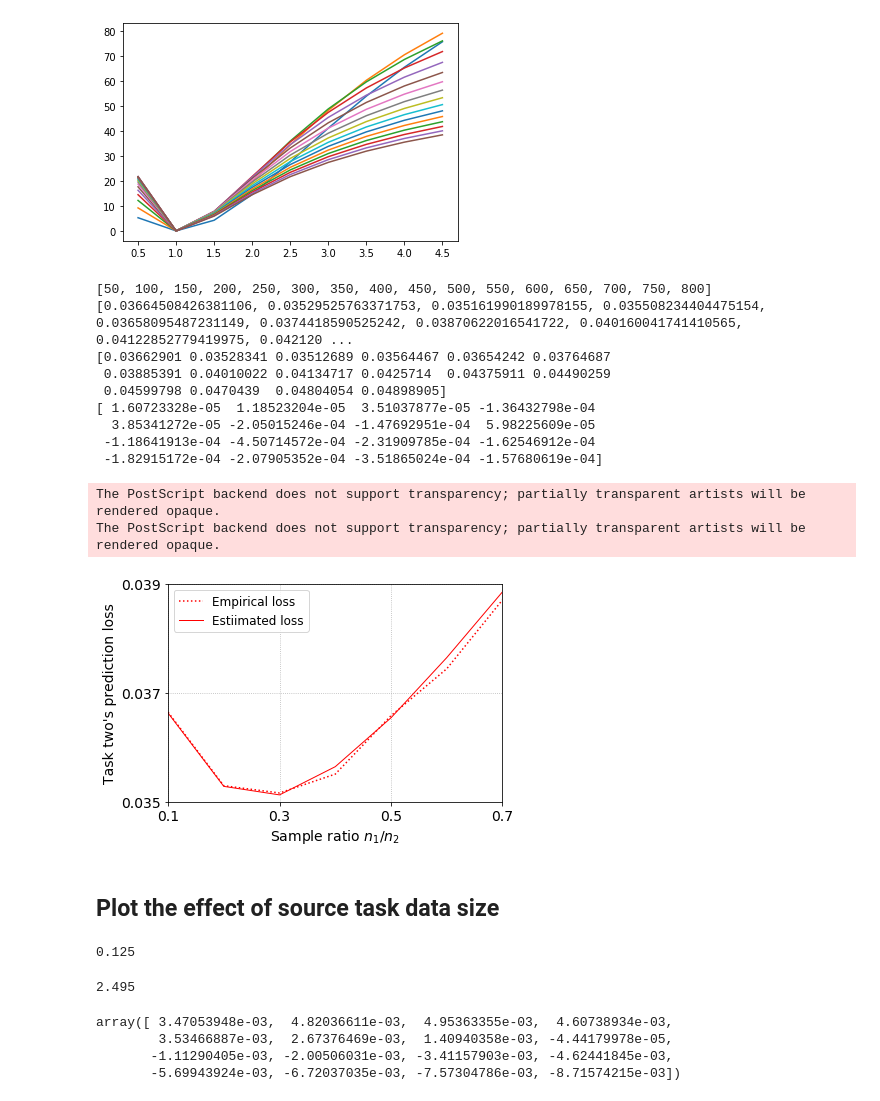
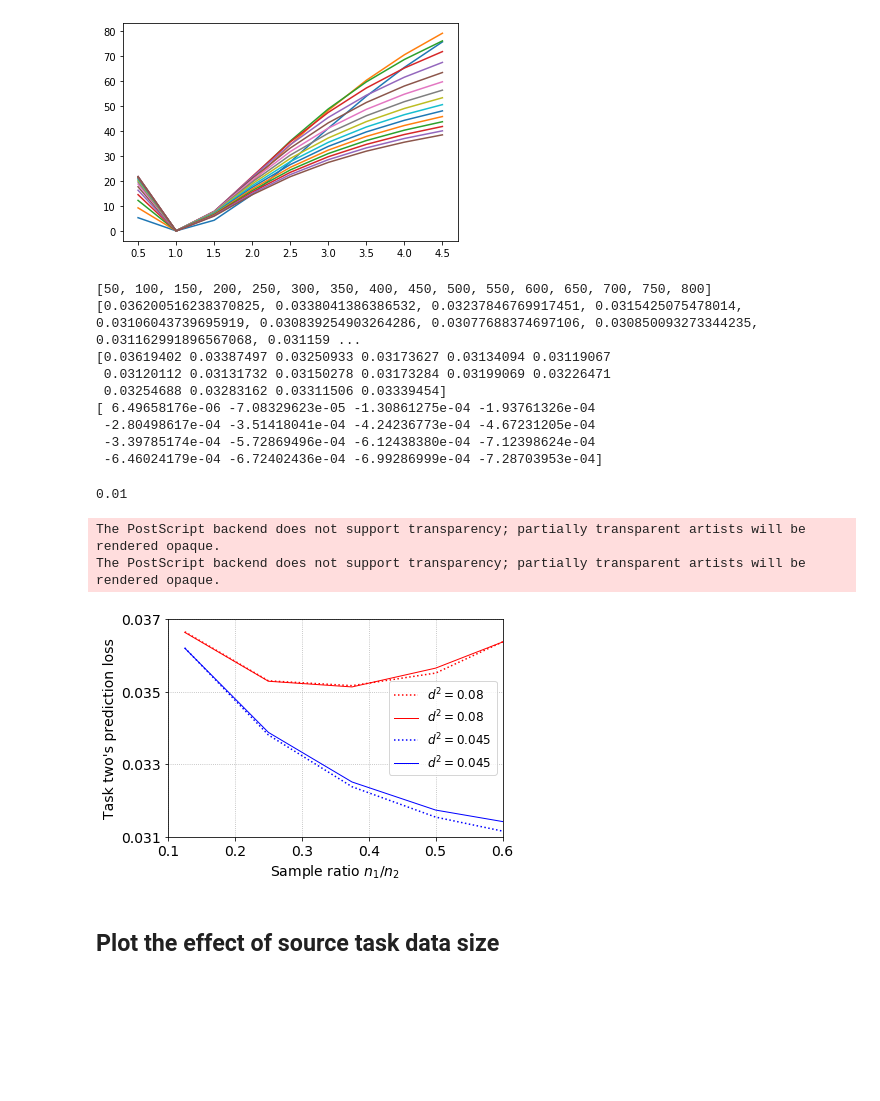
Before and after one commit to VirtuosoResearch/Transfer_learning_random_matrix_simulations, a Jupyter notebook: notebooks/fig_1b.ipynb, the cells around one changed output. Saved outputs shown, nothing was run; the diff lists cells and outputs as text; code cells hidden in the pictures; blank space fills up the shorter version.

```diff
--- a/notebooks/fig_1b.ipynb
+++ b/notebooks/fig_1b.ipynb
@@ -143,7 +143,7 @@ def test_errors_and_transfer(c1, d):
 # %% [markdown]
 ## Plot the effect of task distance
 # %%
-d = 0.02
+d = 0.015
 c1_list = [50 * i for i in range(1, 17)]
 te_mtl_list = []
 
@@ -192,14 +192,21 @@ print(np.array(estimate_list))
 print(np.array(te_mtl_list) - np.array(estimate_list))
 # %% [output]
 [50, 100, 150, 200, 250, 300, 350, 400, 450, 500, 550, 600, 650, 700, 750, 800]
-[0.03664508426381106, 0.03529525763371753, 0.035161990189978155, 0.035508234404475154, 0.03658095487231149, 0.0374418590525242, 0.03870622016541722, 0.040160041741410565, 0.04122852779419975, 0.042120 ...
-[0.03662901 0.03528341 0.03512689 0.03564467 0.03654242 0.03764687
- 0.03885391 0.04010022 0.04134717 0.0425714  0.04375911 0.04490259
- 0.04599798 0.0470439  0.04804054 0.04898905]
-[ 1.60723328e-05  1.18523204e-05  3.51037877e-05 -1.36432798e-04
-  3.85341272e-05 -2.05015246e-04 -1.47692951e-04  5.98225609e-05
- -1.18641913e-04 -4.50714572e-04 -2.31909785e-04 -1.62546912e-04
- -1.82915172e-04 -2.07905352e-04 -3.51865024e-04 -1.57680619e-04]
+[0.036200516238370825, 0.0338041386386532, 0.03237846769917451, 0.0315425075478014, 0.03106043739695919, 0.030839254903264286, 0.03077688374697106, 0.030850093273344235, 0.031162991896567068, 0.031159 ...
+[0.03619402 0.03387497 0.03250933 0.03173627 0.03134094 0.03119067
+ 0.03120112 0.03131732 0.03150278 0.03173284 0.03199069 0.03226471
+ 0.03254688 0.03283162 0.03311506 0.03339454]
+[ 6.49658176e-06 -7.08329623e-05 -1.30861275e-04 -1.93761326e-04
+ -2.80498617e-04 -3.51418041e-04 -4.24236773e-04 -4.67231205e-04
+ -3.39785174e-04 -5.72869496e-04 -6.12438380e-04 -7.12398624e-04
+ -6.46024179e-04 -6.72402436e-04 -6.99286999e-04 -7.28703953e-04]
+# %%
+#c2 = 400
+#print(p, d, sigma, c1_list, c2)
+#print(te_mtl_list_002)
+d
+# %% [output]
+0.01
 # %%
 te_beta_t = te_target(X1, X2, beta_s, beta_t, 0)
 
@@ -209,62 +216,45 @@ cut = 4
 
 x_thy = np.array(provable_neg[0]) / c2
 y_thy = 100*(te_beta_t-np.array(provable_neg[1]) )
 x_thy = x_thy[: len(x_thy) - cut]
 y_thy = y_thy[: len(y_thy) - cut]
 x_emp = np.array(c1_list) / c2
 y_emp = 100*(te_beta_t-np.array(te_mtl_list) )
 x_emp = x_emp[: len(x_emp) - cut]
 y_emp = y_emp[: len(y_emp) - cut]
 
+plt.plot(np.array(c1_list) / c2, te_mtl_list_002, ls = ':', c='r', label='$d^2 = 0.08$')
+plt.plot(np.array(c1_list) / c2, estimate_list_002, c='r', lw=1, label='$d^2 = 0.08$')
 
-plt.plot(np.array(c1_list) / c2, te_mtl_list, ls = ':', c='r', label='Empirical loss')
-plt.plot(np.array(c1_list) / c2, estimate_list, c='r', lw=1, label='Estiimated loss')
+
+plt.plot(np.array(c1_list) / c2, te_mtl_list, ls = ':', c='b', label='$d^2 = 0.045$')
+plt.plot(np.array(c1_list) / c2, estimate_list, c='b', lw=1, label='$d^2 = 0.045$')
+
 
 
 #plt.scatter(np.array(provable_pos[0]) / c2, 1.5* 100*(te_beta_t-np.array(provable_pos[1]) ), marker='+', s=300, lw=4, c='r', label='Predicted positive')
 #plt.scatter(x_thy, 1.5 * y_thy, marker='_', s=300, lw=4, c='orange', label='Predicted negative')
 #plt.scatter(np.array(unknown[0]) / c2, 1.5 * 100*(te_beta_t-np.array(unknown[1]) ), marker='o', s=20, lw=4, c='y')
 #plt.plot(x_emp, 1.5 * y_emp, c='k', lw=3, ls=':', label='Empirical curve')
 
 #plt.plot(np.arange(0,900,50), [te_beta_t] * 18, lw=3, c='k', ls='dotted', label='Single-task learning')
 
 plt.xlabel(r'Sample ratio $n_1 / n_2$', fontsize=14)
 plt.ylabel('Task two\'s prediction loss', fontsize=14)
 
-plt.xticks(np.arange(0.1, 0.9, 0.2), fontsize=14)
-plt.yticks(np.arange(0.035, 0.041, 0.002), fontsize=14)
-plt.xlim([0.1, 0.7])
-plt.ylim([0.035, 0.039])
+plt.xticks(np.arange(0.1, 0.7, 0.1), fontsize=14)
+plt.yticks(np.arange(0.031, 0.039, 0.002), fontsize=14)
+plt.xlim([0.1, 0.6])
+plt.ylim([0.031, 0.037])
 
 plt.grid(ls = ':', lw=0.8)
-plt.legend(fontsize=12)
+plt.legend(fontsize=12, loc=5)
 
 plt.tight_layout()
-plt.savefig('sample_ratio.eps')
+plt.savefig('sample_ratio_several_d.eps')
 # %% [output]
 The PostScript backend does not support transparency; partially transparent artists will be rendered opaque.
 The PostScript backend does not support transparency; partially transparent artists will be rendered opaque.
-[figure, old version]
+[figure, new version]
 # %% [markdown]
 ## Plot the effect of source task data size
-# %%
-50.0 / c2
-# %% [output]
-0.125
-# %%
-d = 0.02
-sigma = 4
-p = 200
-c1 = 50
-c2 = 500
-
-print(d**2 / (sigma**2 / (p * (c2 - 1))))
-# %% [output]
-2.495
-# %%
-te_beta_t-np.array(te_mtl_list)
-# %% [output]
-array([ 3.47053948e-03,  4.82036611e-03,  4.95363355e-03,  4.60738934e-03,
-        3.53466887e-03,  2.67376469e-03,  1.40940358e-03, -4.44179978e-05,
-       -1.11290405e-03, -2.00506031e-03, -3.41157903e-03, -4.62441845e-03,
-       -5.69943924e-03, -6.72037035e-03, -7.57304786e-03, -8.71574215e-03])
```
Also changed, not shown: parts of 2 cells of this notebook.
